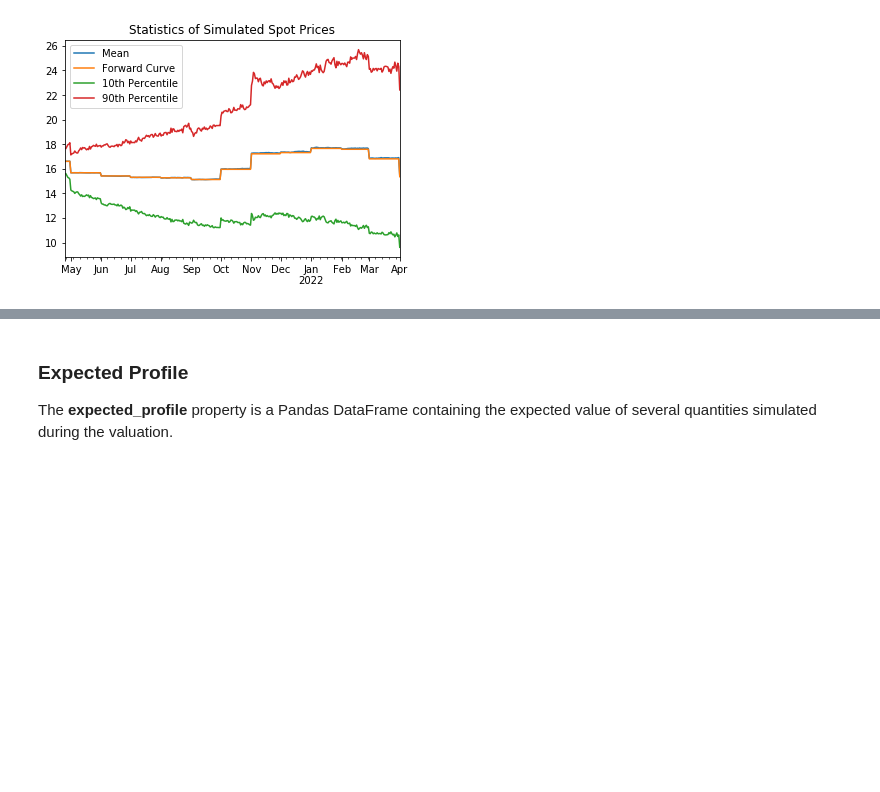
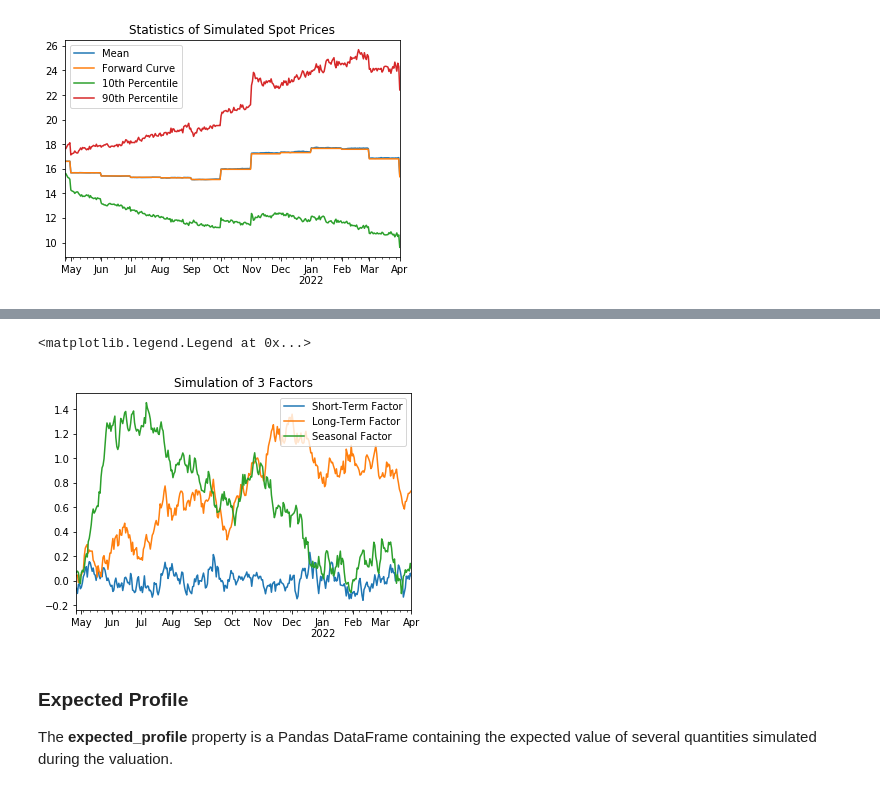
Before and after one commit to cmdty/storage, a Jupyter notebook: samples/python/multifactor_storage.ipynb, the cells around one changed output, grey strips where cells are left out. Drawn from its saved outputs; the diff is of its cells as text; code cells hidden in the pictures; blank space fills up the shorter version.

Commit message:
Updated example notebook to demonstrate the simulated factors properties.

```diff
--- a/samples/python/multifactor_storage.ipynb
+++ b/samples/python/multifactor_storage.ipynb
@@ -387,3 +391,17 @@ ax.legend(['Mean', 'Forward Curve', '10th Percentile', '90th Percentile'])
+# %%
+sim_number=125
+st_factor = three_factor_results.sim_factors_regress[0][sim_number]
+lt_factor = three_factor_results.sim_factors_regress[1][sim_number]
+seas_factor = three_factor_results.sim_factors_regress[2][sim_number]
+
+st_factor.plot(title = 'Simulation of 3 Factors', legend=True)
+lt_factor.plot(legend=True)
+ax_factors = seas_factor.plot(legend=True)
+
+ax_factors.legend(['Short-Term Factor', 'Long-Term Factor', 'Seasonal Factor'])
+# %% [output]
+<matplotlib.legend.Legend at 0x...>
+[figure, added]
 # %% [markdown]
 ### Expected Profile
 The **expected_profile** property is a Pandas DataFrame containing the expected value of several quantities simulated during the valuation.
```
Also changed, not shown: parts of 2 cells of this notebook.
